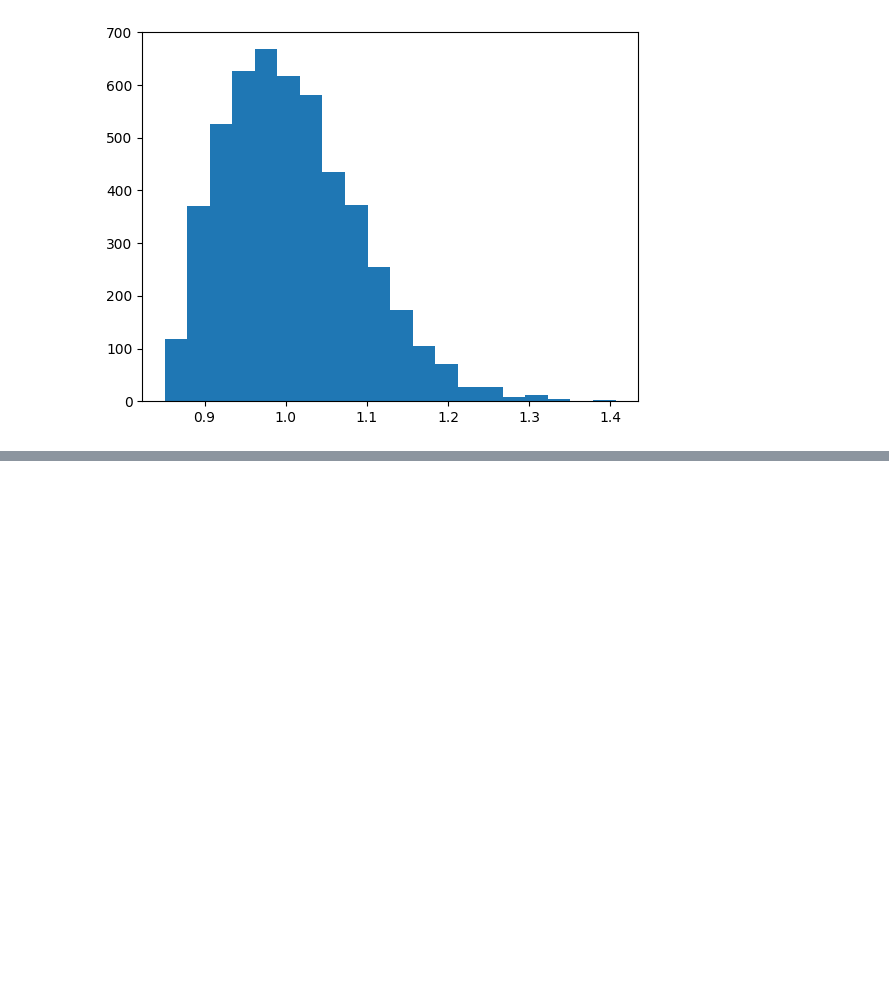
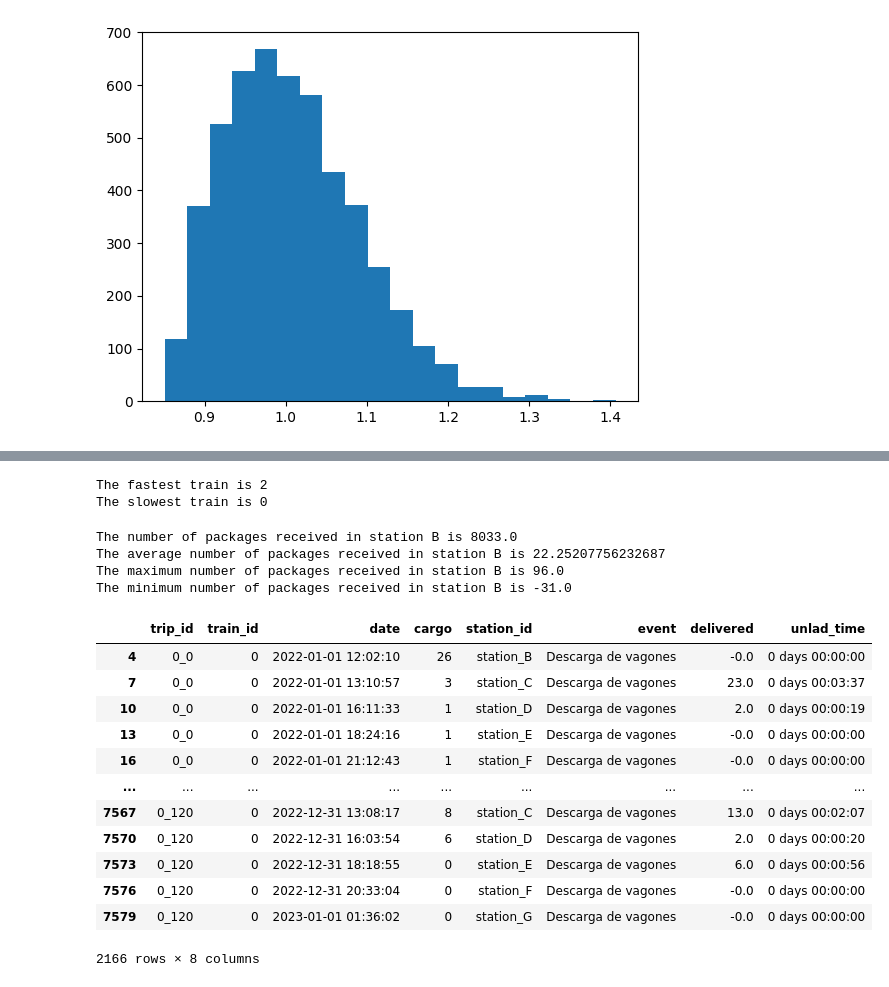
Before and after one commit to jandion/APSV-BusinessIntelligence, a Jupyter notebook: DataGenerator.ipynb, the cells around one changed output, grey strips where cells are left out. Saved outputs shown, nothing was run; the diff lists cells and outputs as text; code cells hidden in the pictures; blank space fills up the shorter version.

```diff
--- a/DataGenerator.ipynb
+++ b/DataGenerator.ipynb
@@ -147,0 +209,37 @@ plt.hist( tst, bins = 20 )
+# %%
+print( "The fastest train is {}".format( trip_duration.idxmin()[1] ) )
+print( "The slowest train is {}".format( trip_duration.idxmax()[1] ) )
+# %% [output]
+The fastest train is 2
+The slowest train is 0
+# %%
+delivers = df[df.event.isin(["Llegada de vagones", "Descarga de vagones"])].sort_values("date")
+delivers["delivered"] = -delivers.cargo.diff()
+delivers["unlad_time"] = delivers.date.diff()
+delivers = delivers[delivers.event == "Descarga de vagones"]
+delivers
+print("The number of packages received in station B is {}".format( delivers[delivers.station_id == "station_B"].delivered.sum() ))
+print("The average number of packages received in station B is {}".format( delivers[delivers.station_id == "station_B"].delivered.mean() ))
+print("The maximum number of packages received in station B is {}".format( delivers[delivers.station_id == "station_B"].delivered.max() ))
+print("The minimum number of packages received in station B is {}".format( delivers[delivers.station_id == "station_B"].delivered.min() ))
+# %% [output]
+The number of packages received in station B is 8033.0
+The average number of packages received in station B is 22.25207756232687
+The maximum number of packages received in station B is 96.0
+The minimum number of packages received in station B is -31.0
+# %%
+delivers
+# %% [output]
+|  | trip_id | train_id | date | cargo | station_id | event | delivered | unlad_time |
+| 4 | 0_0 | 0 | 2022-01-01 12:02:10 | 26 | station_B | Descarga de vagones | -0.0 | 0 days 00:00:00 |
+| 7 | 0_0 | 0 | 2022-01-01 13:10:57 | 3 | station_C | Descarga de vagones | 23.0 | 0 days 00:03:37 |
+| 10 | 0_0 | 0 | 2022-01-01 16:11:33 | 1 | station_D | Descarga de vagones | 2.0 | 0 days 00:00:19 |
+| 13 | 0_0 | 0 | 2022-01-01 18:24:16 | 1 | station_E | Descarga de vagones | -0.0 | 0 days 00:00:00 |
+| 16 | 0_0 | 0 | 2022-01-01 21:12:43 | 1 | station_F | Descarga de vagones | -0.0 | 0 days 00:00:00 |
+| ... | ... | ... | ... | ... | ... | ... | ... | ... |
+| 7567 | 0_120 | 0 | 2022-12-31 13:08:17 | 8 | station_C | Descarga de vagones | 13.0 | 0 days 00:02:07 |
+| 7570 | 0_120 | 0 | 2022-12-31 16:03:54 | 6 | station_D | Descarga de vagones | 2.0 | 0 days 00:00:20 |
+| 7573 | 0_120 | 0 | 2022-12-31 18:18:55 | 0 | station_E | Descarga de vagones | 6.0 | 0 days 00:00:56 |
+| 7576 | 0_120 | 0 | 2022-12-31 20:33:04 | 0 | station_F | Descarga de vagones | -0.0 | 0 days 00:00:00 |
+| 7579 | 0_120 | 0 | 2023-01-01 01:36:02 | 0 | station_G | Descarga de vagones | -0.0 | 0 days 00:00:00 |
+2166 rows × 8 columns
```
Also changed, not shown: parts of 12 cells of this notebook.
